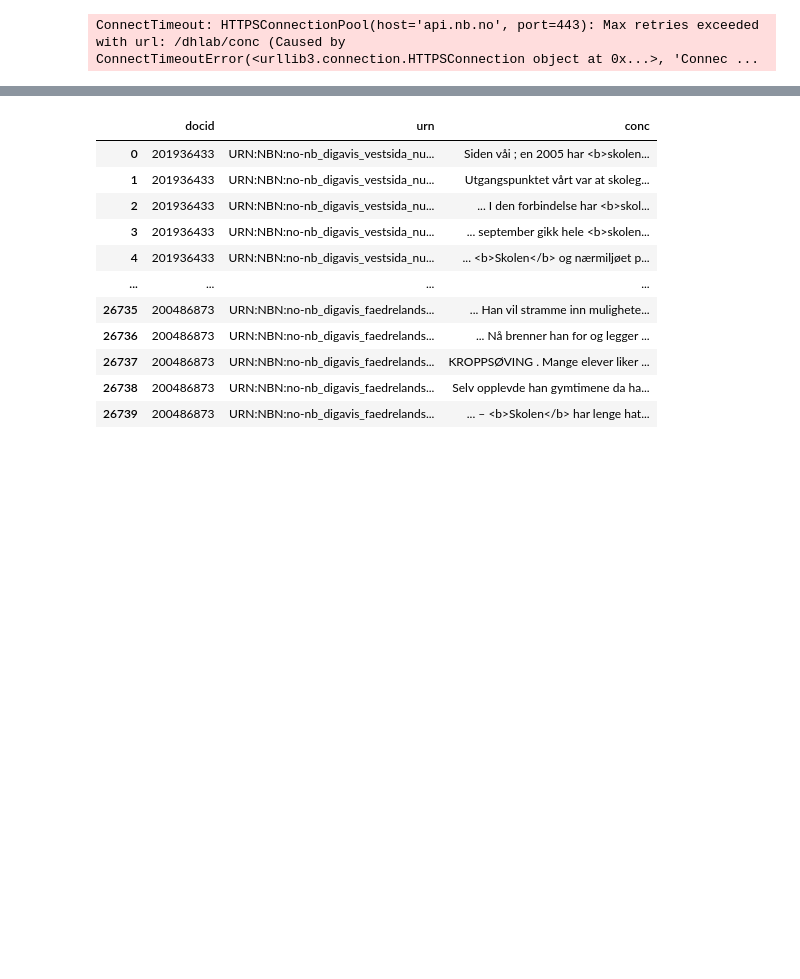
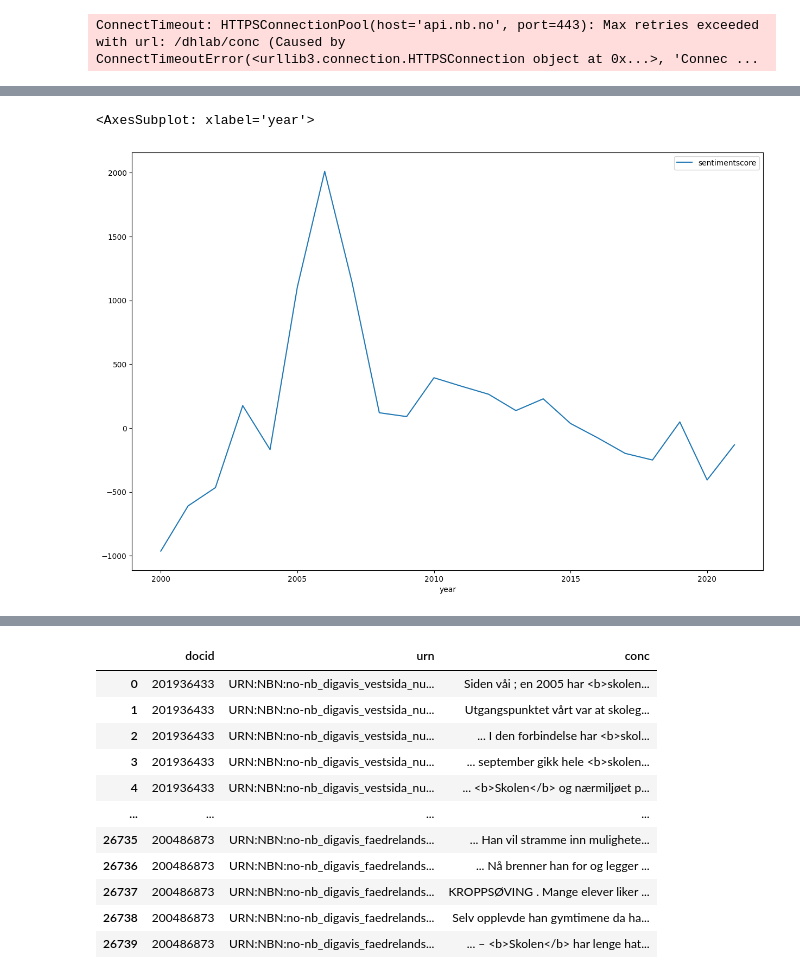
Before and after one commit to Sprakbanken/sentimentanalyse, a Jupyter notebook: exeriment.ipynb, the cells around one changed output, grey strips where cells are left out. Cells and saved outputs as stored; diff of their text form; code cells hidden in the pictures; blank space fills up the shorter version.

```diff
--- a/exeriment.ipynb
+++ b/exeriment.ipynb
@@ -254,0 +259,5 @@ ValueError: scatter requires an x and y column
+# %%
+r.groupby("year")[["sentimentscore"]].sum().plot()
+# %% [output]
+<AxesSubplot: xlabel='year'>
+[figure, added]
```
Also changed, not shown: parts of 9 cells of this notebook, 1 other file.
